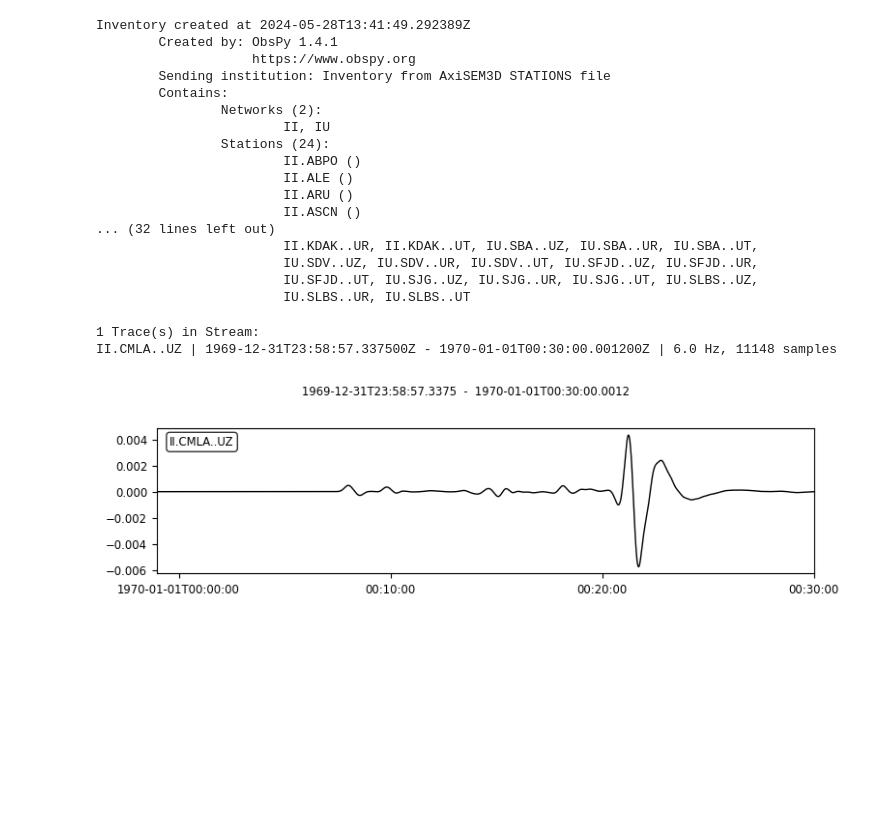
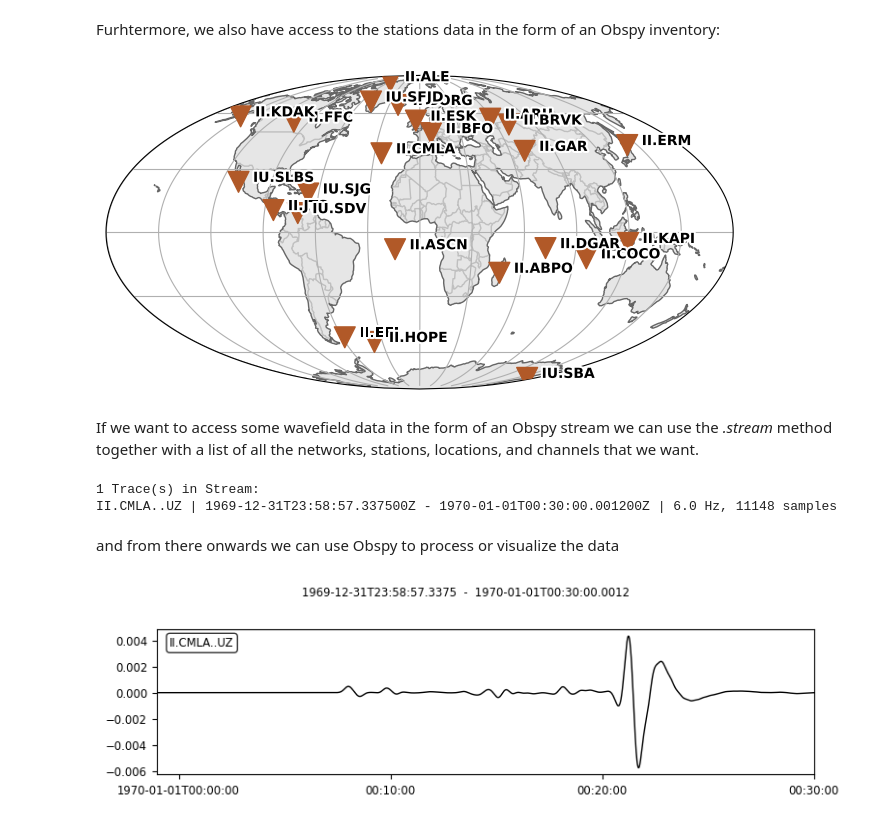
Before and after one commit to Adrian-Mag/AxiSEM3D_Kernels, a Jupyter notebook: examples/example_station_output.ipynb, the cells around one changed output. Cells and saved outputs as stored; diff of their text form; code cells hidden in the pictures; blank space fills up the shorter version.

```diff
--- a/examples/example_station_output.ipynb
+++ b/examples/example_station_output.ipynb
@@ -14,29 +24,20 @@ my_output.outputs
-# %%
-my_output.get_inventory()
-# %% [output]
-Inventory created at 2024-05-28T13:41:49.292389Z
-        Created by: ObsPy 1.4.1
-                    https://www.obspy.org
-        Sending institution: Inventory from AxiSEM3D STATIONS file
-        Contains:
-                Networks (2):
-                        II, IU
-                Stations (24):
-                        II.ABPO ()
-                        II.ALE ()
-                        II.ARU ()
-                        II.ASCN ()
-... (32 lines left out)
-                        II.KDAK..UR, II.KDAK..UT, IU.SBA..UZ, IU.SBA..UR, IU.SBA..UT,
-                        IU.SDV..UZ, IU.SDV..UR, IU.SDV..UT, IU.SFJD..UZ, IU.SFJD..UR,
-                        IU.SFJD..UT, IU.SJG..UZ, IU.SJG..UR, IU.SJG..UT, IU.SLBS..UZ,
-                        IU.SLBS..UR, IU.SLBS..UT
+# %% [markdown]
+Furhtermore, we also have access to the stations data in the form of an Obspy inventory:
+# %%
+my_output.inventory.plot()
+plt.show()
+# %% [output]
+[figure, added]
+# %% [markdown]
+If we want to access some wavefield data in the form of an Obspy stream we can use the *.stream* method together with a list of all the networks, stations, locations, and channels that we want.
 # %%
 data = my_output.stream(networks=['II'], station_names=['CMLA'], locations=[''], channels=['UZ'])
 print(data)
 # %% [output]
 1 Trace(s) in Stream:
 II.CMLA..UZ | 1969-12-31T23:58:57.337500Z - 1970-01-01T00:30:00.001200Z | 6.0 Hz, 11148 samples
+# %% [markdown]
+and from there onwards we can use Obspy to process or visualize the data
 # %%
 %matplotlib inline
 data.plot()
```
Also changed, not shown: parts of 11 cells of this notebook, 6 other files.
